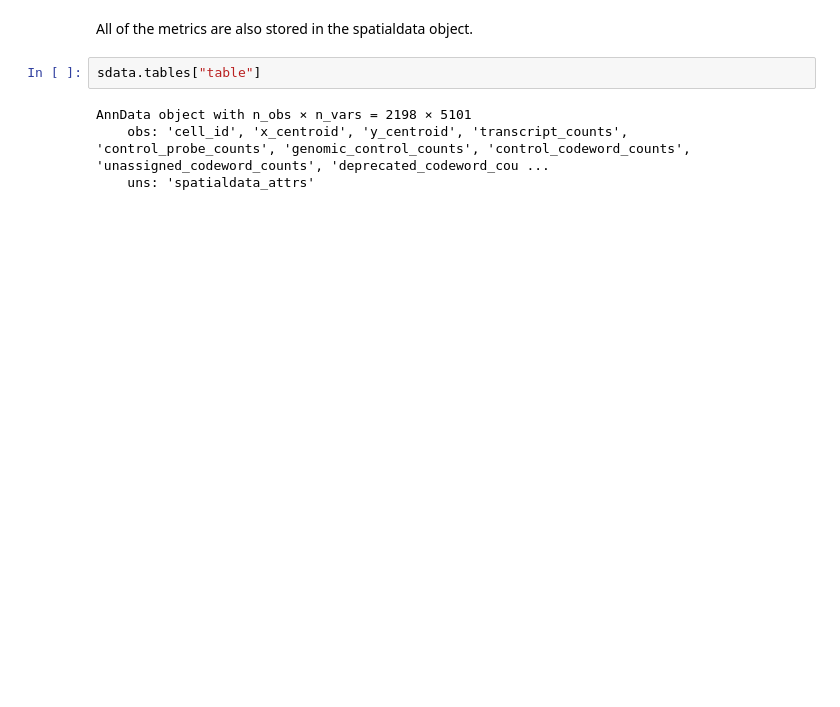
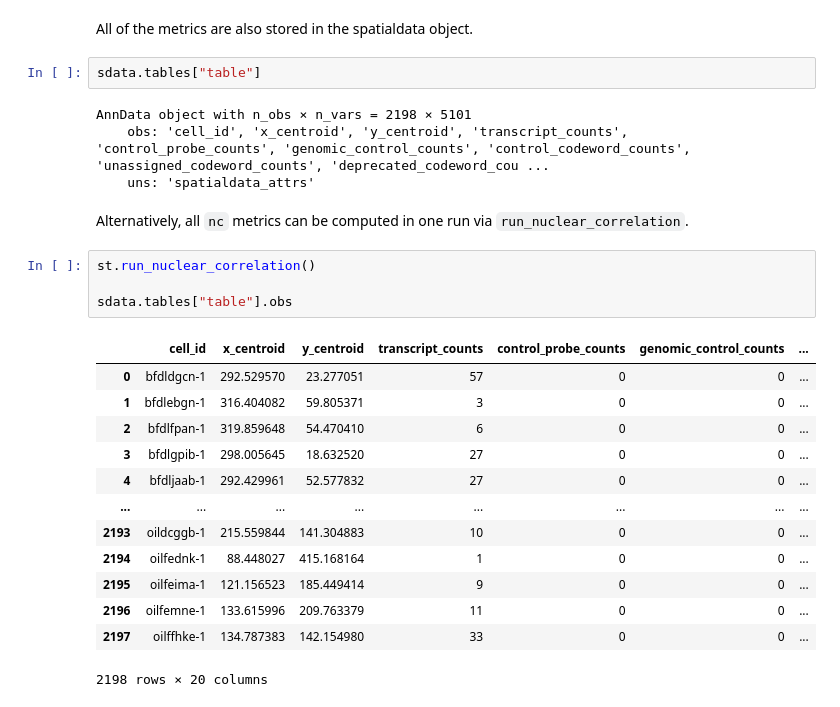
Before and after one commit to LazDaria/SegTraQ, a Jupyter notebook: docs/notebooks/nuclear_correlation.ipynb, the cells around one changed output. Saved outputs shown, nothing was run; the diff lists cells and outputs as text; blank space fills up the shorter version.

```diff
--- a/docs/notebooks/nuclear_correlation.ipynb
+++ b/docs/notebooks/nuclear_correlation.ipynb
@@ -514,3 +493,23 @@ sdata.tables["table"]
 AnnData object with n_obs × n_vars = 2198 × 5101
     obs: 'cell_id', 'x_centroid', 'y_centroid', 'transcript_counts', 'control_probe_counts', 'genomic_control_counts', 'control_codeword_counts', 'unassigned_codeword_counts', 'deprecated_codeword_cou ...
     uns: 'spatialdata_attrs'
+# %% [markdown]
+Alternatively, all `nc` metrics can be computed in one run via `run_nuclear_correlation`.
+# %%
+st.run_nuclear_correlation()
+
+sdata.tables["table"].obs
+# %% [output]
+|  | cell_id | x_centroid | y_centroid | transcript_counts | control_probe_counts | genomic_control_counts | ... |
+| 0 | bfdldgcn-1 | 292.529570 | 23.277051 | 57 | 0 | 0 | ... |
+| 1 | bfdlebgn-1 | 316.404082 | 59.805371 | 3 | 0 | 0 | ... |
+| 2 | bfdlfpan-1 | 319.859648 | 54.470410 | 6 | 0 | 0 | ... |
+| 3 | bfdlgpib-1 | 298.005645 | 18.632520 | 27 | 0 | 0 | ... |
+| 4 | bfdljaab-1 | 292.429961 | 52.577832 | 27 | 0 | 0 | ... |
+| ... | ... | ... | ... | ... | ... | ... | ... |
+| 2193 | oildcggb-1 | 215.559844 | 141.304883 | 10 | 0 | 0 | ... |
+| 2194 | oilfednk-1 | 88.448027 | 415.168164 | 1 | 0 | 0 | ... |
+| 2195 | oilfeima-1 | 121.156523 | 185.449414 | 9 | 0 | 0 | ... |
+| 2196 | oilfemne-1 | 133.615996 | 209.763379 | 11 | 0 | 0 | ... |
+| 2197 | oilffhke-1 | 134.787383 | 142.154980 | 33 | 0 | 0 | ... |
+2198 rows × 20 columns
```
Also changed, not shown: parts of 23 cells of this notebook, 7 other files.
